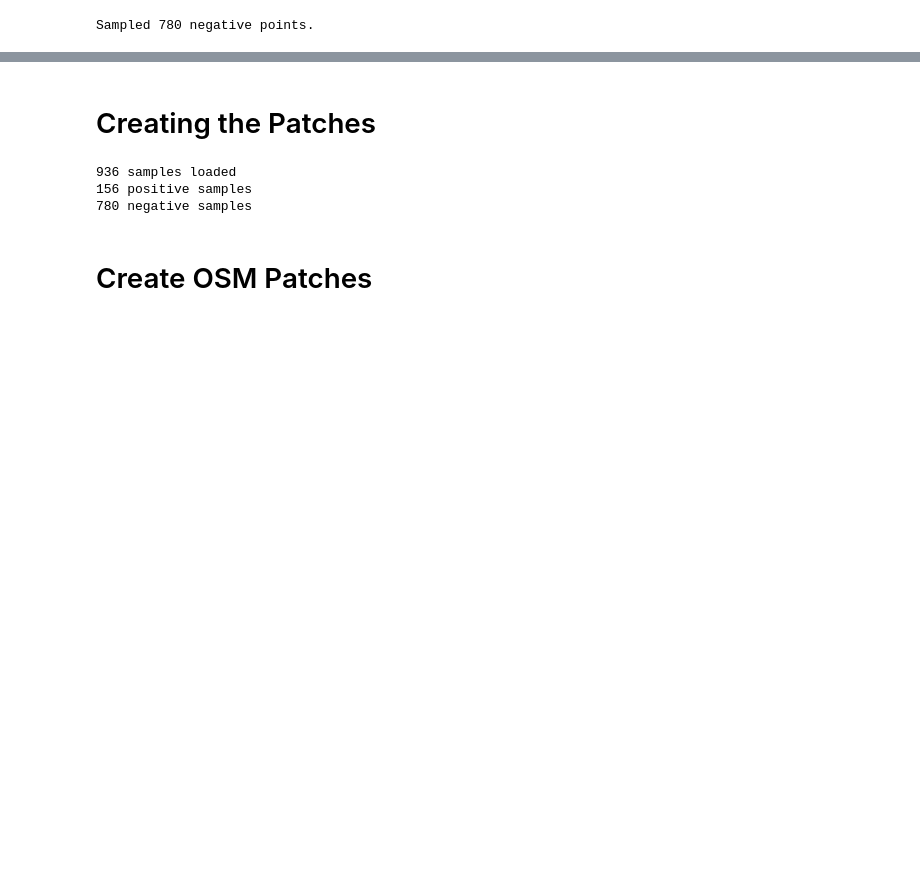
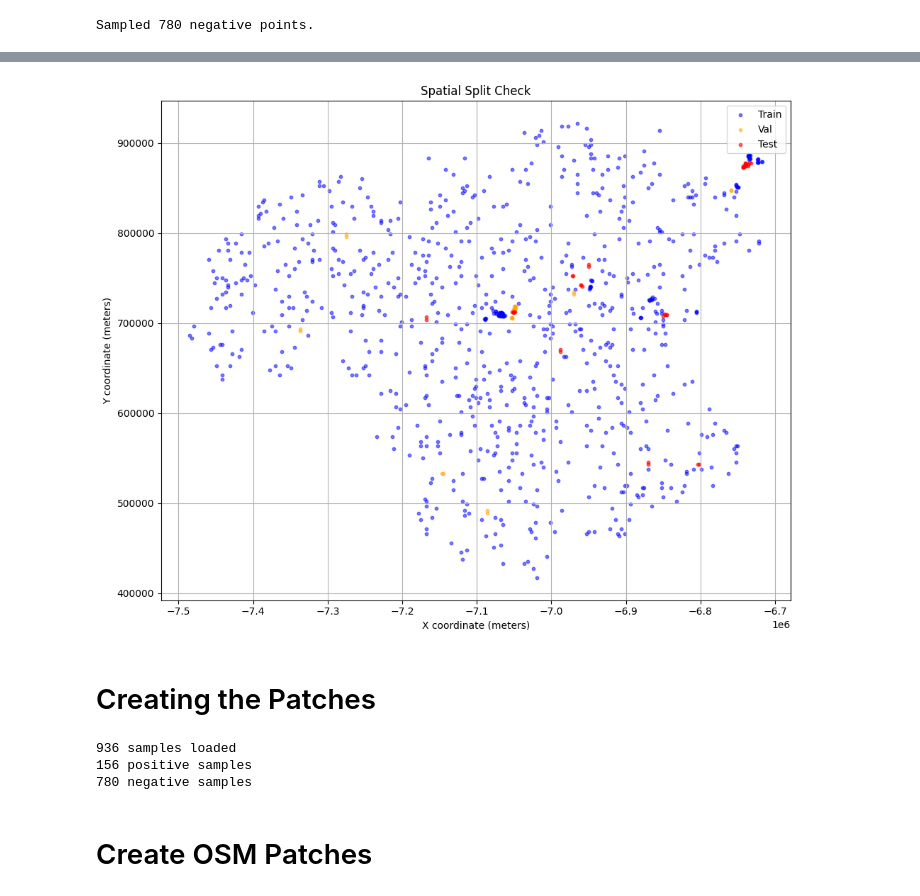
Before and after one commit to selmadissing/ASGM-Detector, a Jupyter notebook: gee/get_training_data_random_negatives.ipynb, the cells around one changed output, grey strips where cells are left out. Cells and saved outputs as stored; diff of their text form; code cells hidden in the pictures; blank space fills up the shorter version.

```diff
--- a/gee/get_training_data_random_negatives.ipynb
+++ b/gee/get_training_data_random_negatives.ipynb
@@ -85,3 +158,43 @@ plt.show()
+# %%
+import matplotlib.pyplot as plt
+import numpy as np
+
+import matplotlib.pyplot as plt
+import numpy as np
+
+def plot_spatial_split(pos_gdf, neg_gdf, train_idx, val_idx, test_idx):
+    # Extract coordinates
+    pos_coords = np.array([[geom.x, geom.y] for geom in pos_gdf.geometry])
+    neg_coords = np.array([[geom.x, geom.y] for geom in neg_gdf.geometry])
+    all_coords = np.vstack([pos_coords, neg_coords])
+
+    # Split into groups
+    train_coords = all_coords[train_idx]
+    val_coords = all_coords[val_idx]
+    test_coords = all_coords[test_idx]
+
+    plt.figure(figsize=(10, 8))
+
+    if len(train_coords) > 0:
+        plt.scatter(train_coords[:, 0], train_coords[:, 1], color='blue', s=10, alpha=0.5, label='Train')
+    if len(val_coords) > 0:
+        plt.scatter(val_coords[:, 0], val_coords[:, 1], color='orange', s=10, alpha=0.5, label='Val')
+    if len(test_coords) > 0:
+        plt.scatter(test_coords[:, 0], test_coords[:, 1], color='red', s=10, alpha=0.6, label='Test')
+
+    plt.legend()
+    plt.title("Spatial Split Check")
+    plt.xlabel("X coordinate (meters)")
+    plt.ylabel("Y coordinate (meters)")
+    plt.grid(True)
+    plt.tight_layout()
+    plt.show()
+
+
+
+plot_spatial_split(positive_points, negative_points, train_idx_base, val_idx_base, test_idx)
+# %% [output]
+[figure, added]
 # %% [markdown]
 # Creating the Patches
 # %%
```
Also changed, not shown: parts of 14 cells of this notebook, 5 other files.
